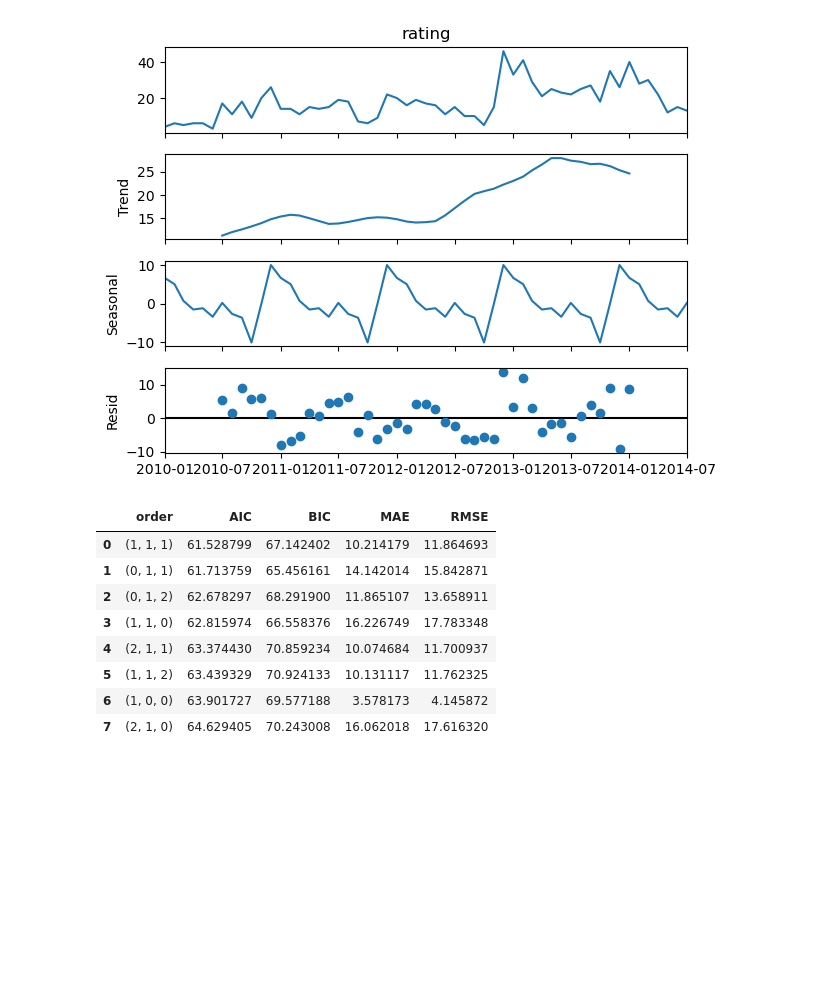
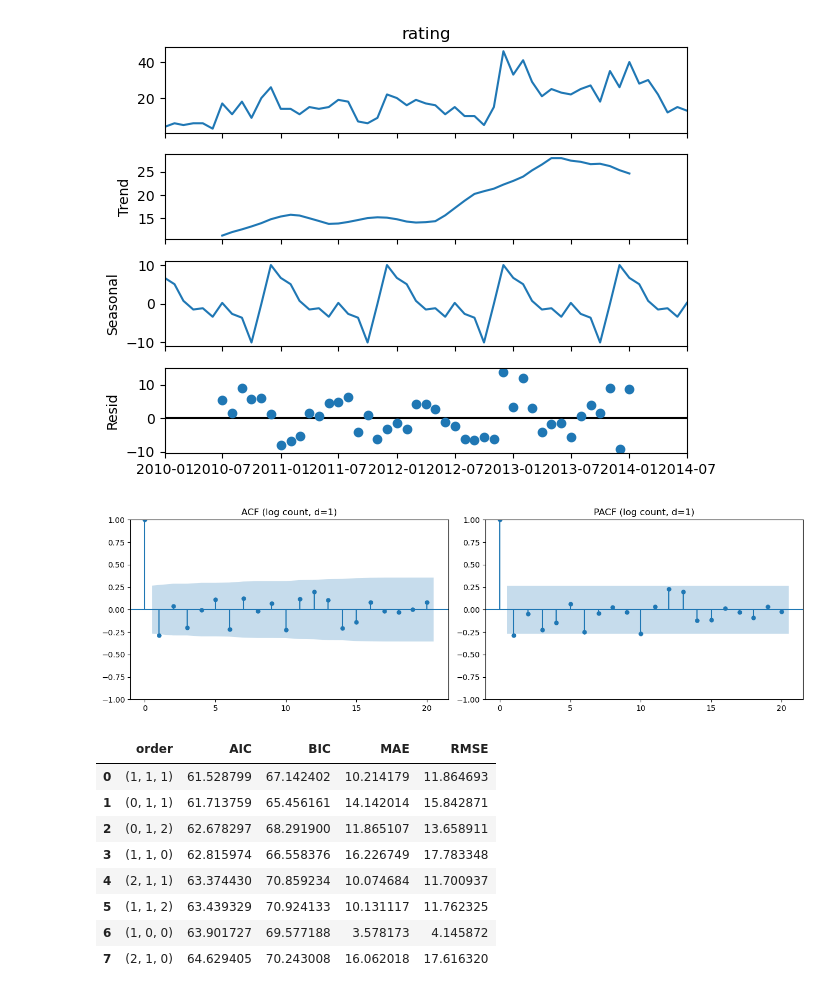
Before and after one commit to Gyrith/Amazon-reviews-NLP-Time-Series-Neural-Networks, a Jupyter notebook: C09_MO8.ipynb, the cells around one changed output. Saved outputs shown, nothing was run; the diff lists cells and outputs as text; code cells hidden in the pictures; blank space fills up the shorter version.

```diff
--- a/C09_MO8.ipynb
+++ b/C09_MO8.ipynb
@@ -441,6 +486,17 @@ decomp = seasonal_decompose(count_d, model='additive', period=12)
 decomp.plot(); plt.show()
 # %% [output]
 [figure]
+# %%
+# ACF/PACF
+from statsmodels.graphics.tsaplots import plot_acf, plot_pacf
+
+stationary_series = np.log1p(count_d).diff().dropna()
+fig, ax = plt.subplots(1, 2, figsize=(13, 4))
+plot_acf(stationary_series, lags=20, ax=ax[0]);  ax[0].set_title('ACF (log count, d=1)')
+plot_pacf(stationary_series, lags=20, ax=ax[1], method='ywm'); ax[1].set_title('PACF (log count, d=1)')
+plt.tight_layout(); plt.show()
+# %% [output]
+[figure, added]
 # %%
 # ARIMA model comparison
 from statsmodels.tsa.arima.model import ARIMA
```
Also changed, not shown: parts of 15 cells of this notebook.
